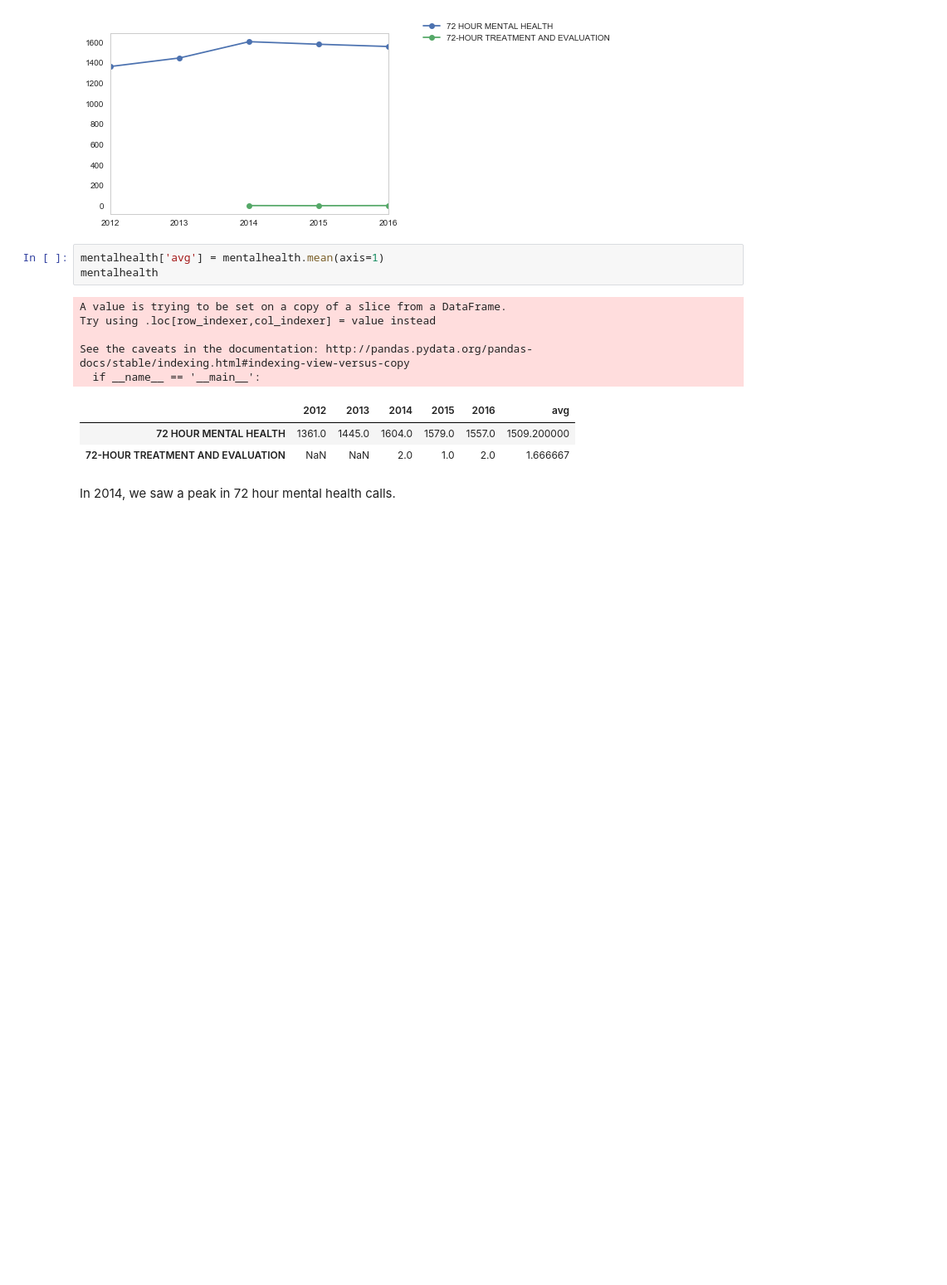
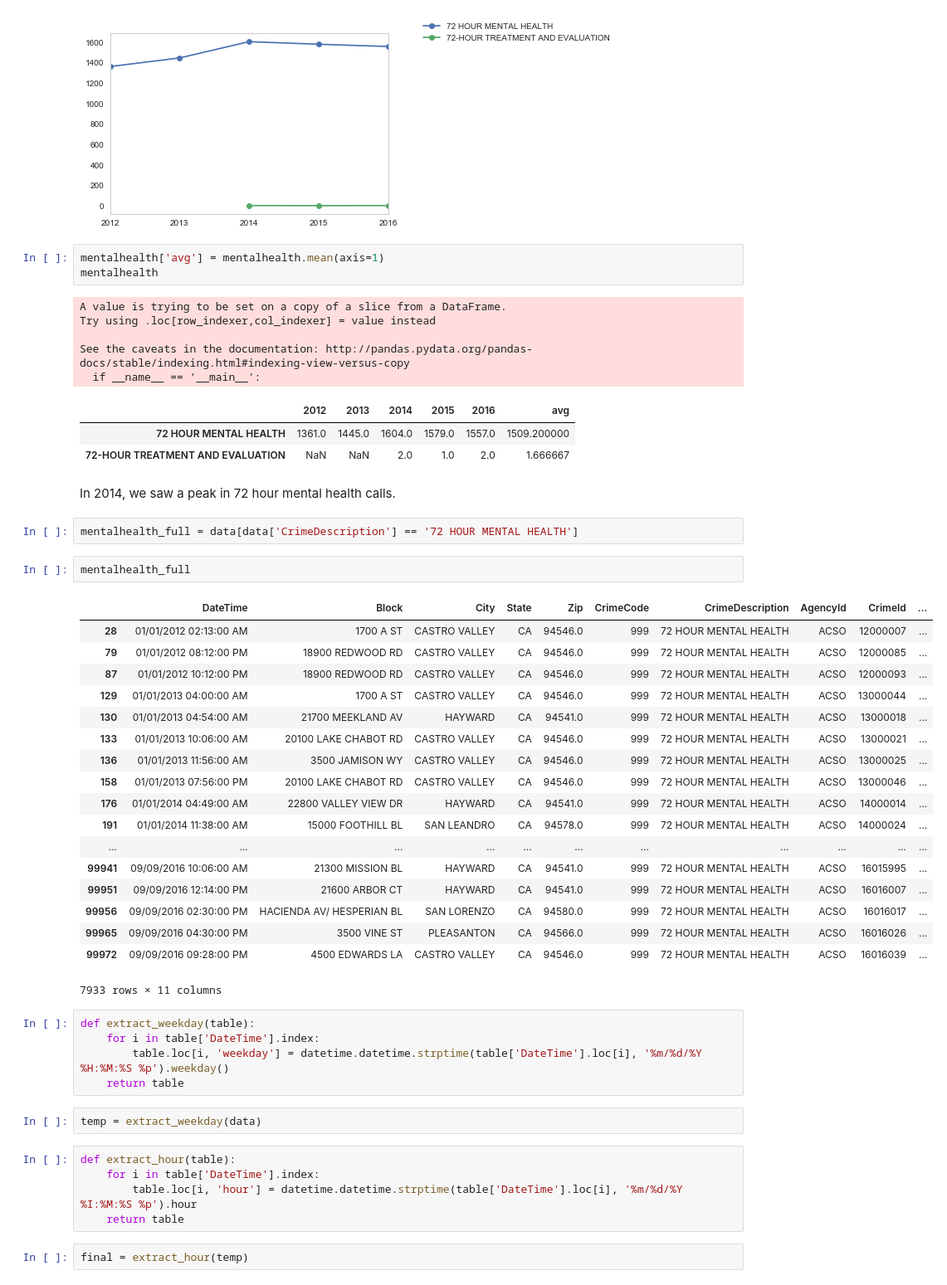
Before and after one commit to odemasi/LogVisualization, a Jupyter notebook: Crime_Data/AC Sheriff Crime Reports.ipynb, the cells around one changed output. Shown at 83% size. Drawn from its saved outputs; the diff is of its cells as text; blank space fills up the shorter version.

```diff
--- a/Crime_Data/AC Sheriff Crime Reports.ipynb
+++ b/Crime_Data/AC Sheriff Crime Reports.ipynb
@@ -168,3 +168,40 @@ See the caveats in the documentation: http://pandas.pydata.org/pandas-docs/stabl
 | 72-HOUR TREATMENT AND EVALUATION | NaN | NaN | 2.0 | 1.0 | 2.0 | 1.666667 |
 # %% [markdown]
 In 2014, we saw a peak in 72 hour mental health calls.
+# %%
+mentalhealth_full = data[data['CrimeDescription'] == '72 HOUR MENTAL HEALTH']
+# %%
+mentalhealth_full
+# %% [output]
+|  | DateTime | Block | City | State | Zip | CrimeCode | CrimeDescription | AgencyId | CrimeId | ... |
+| 28 | 01/01/2012 02:13:00 AM | 1700 A ST | CASTRO VALLEY | CA | 94546.0 | 999 | 72 HOUR MENTAL HEALTH | ACSO | 12000007 | ... |
+| 79 | 01/01/2012 08:12:00 PM | 18900 REDWOOD RD | CASTRO VALLEY | CA | 94546.0 | 999 | 72 HOUR MENTAL HEALTH | ACSO | 12000085 | ... |
+| 87 | 01/01/2012 10:12:00 PM | 18900 REDWOOD RD | CASTRO VALLEY | CA | 94546.0 | 999 | 72 HOUR MENTAL HEALTH | ACSO | 12000093 | ... |
+| 129 | 01/01/2013 04:00:00 AM | 1700 A ST | CASTRO VALLEY | CA | 94546.0 | 999 | 72 HOUR MENTAL HEALTH | ACSO | 13000044 | ... |
+| 130 | 01/01/2013 04:54:00 AM | 21700 MEEKLAND AV | HAYWARD | CA | 94541.0 | 999 | 72 HOUR MENTAL HEALTH | ACSO | 13000018 | ... |
+| 133 | 01/01/2013 10:06:00 AM | 20100 LAKE CHABOT RD | CASTRO VALLEY | CA | 94546.0 | 999 | 72 HOUR MENTAL HEALTH | ACSO | 13000021 | ... |
+| 136 | 01/01/2013 11:56:00 AM | 3500 JAMISON WY | CASTRO VALLEY | CA | 94546.0 | 999 | 72 HOUR MENTAL HEALTH | ACSO | 13000025 | ... |
+| 158 | 01/01/2013 07:56:00 PM | 20100 LAKE CHABOT RD | CASTRO VALLEY | CA | 94546.0 | 999 | 72 HOUR MENTAL HEALTH | ACSO | 13000046 | ... |
+| 176 | 01/01/2014 04:49:00 AM | 22800 VALLEY VIEW DR | HAYWARD | CA | 94541.0 | 999 | 72 HOUR MENTAL HEALTH | ACSO | 14000014 | ... |
+| 191 | 01/01/2014 11:38:00 AM | 15000 FOOTHILL BL | SAN LEANDRO | CA | 94578.0 | 999 | 72 HOUR MENTAL HEALTH | ACSO | 14000024 | ... |
+| ... | ... | ... | ... | ... | ... | ... | ... | ... | ... | ... |
+| 99941 | 09/09/2016 10:06:00 AM | 21300 MISSION BL | HAYWARD | CA | 94541.0 | 999 | 72 HOUR MENTAL HEALTH | ACSO | 16015995 | ... |
+| 99951 | 09/09/2016 12:14:00 PM | 21600 ARBOR CT | HAYWARD | CA | 94541.0 | 999 | 72 HOUR MENTAL HEALTH | ACSO | 16016007 | ... |
+| 99956 | 09/09/2016 02:30:00 PM | HACIENDA AV/ HESPERIAN BL | SAN LORENZO | CA | 94580.0 | 999 | 72 HOUR MENTAL HEALTH | ACSO | 16016017 | ... |
+| 99965 | 09/09/2016 04:30:00 PM | 3500 VINE ST | PLEASANTON | CA | 94566.0 | 999 | 72 HOUR MENTAL HEALTH | ACSO | 16016026 | ... |
+| 99972 | 09/09/2016 09:28:00 PM | 4500 EDWARDS LA | CASTRO VALLEY | CA | 94546.0 | 999 | 72 HOUR MENTAL HEALTH | ACSO | 16016039 | ... |
+7933 rows × 11 columns
+# %%
+def extract_weekday(table):
+    for i in table['DateTime'].index:
+        table.loc[i, 'weekday'] = datetime.datetime.strptime(table['DateTime'].loc[i], '%m/%d/%Y %H:%M:%S %p').weekday()
+    return table
+# %%
+temp = extract_weekday(data)
+# %%
+def extract_hour(table):
+    for i in table['DateTime'].index:
+        table.loc[i, 'hour'] = datetime.datetime.strptime(table['DateTime'].loc[i], '%m/%d/%Y %I:%M:%S %p').hour
+    return table
+# %%
+final = extract_hour(temp)
```
Also changed, not shown: parts of 1 cell of this notebook.
